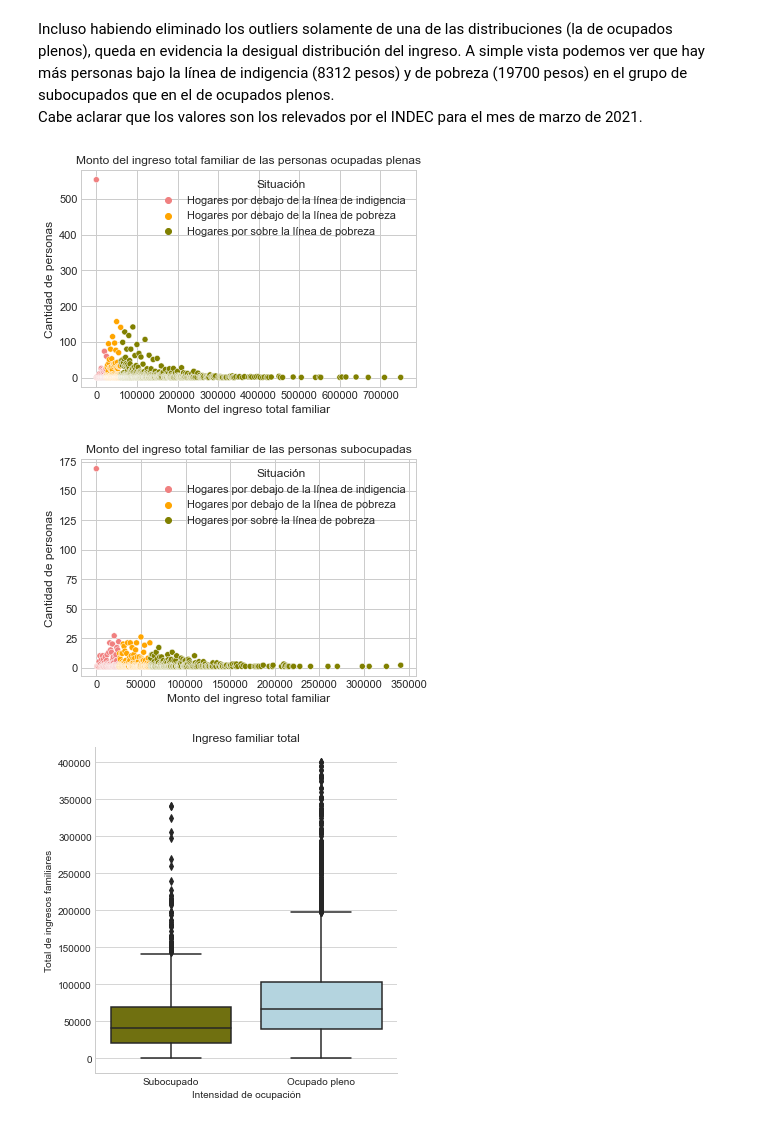
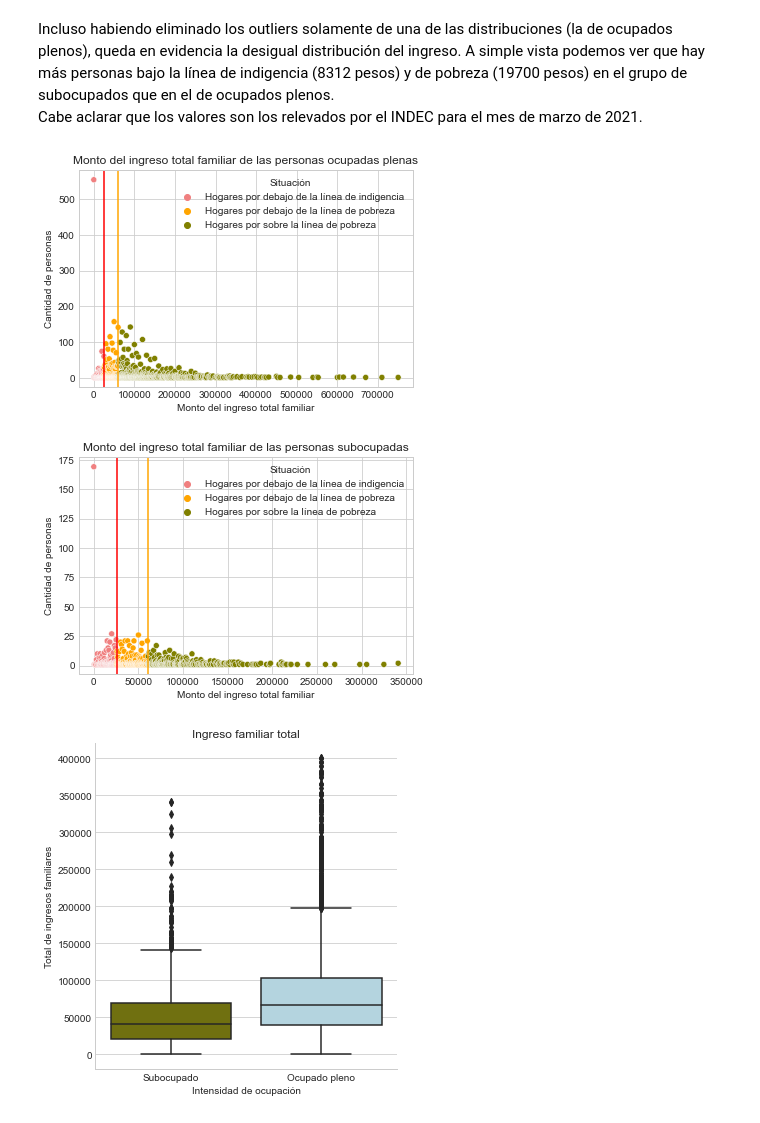
Before and after one commit to VioleCP/EPH-subocupacion, a Jupyter notebook: Subocupación Argentina.ipynb, the cells around one changed output. Drawn from its saved outputs; the diff is of its cells as text; code cells hidden in the pictures.

```diff
--- a/Subocupación Argentina.ipynb
+++ b/Subocupación Argentina.ipynb
@@ -744,11 +740,13 @@ familiaplenoin = familiapleno.reset_index()
 # %%
 sns.scatterplot(x="INGRESO_TOTAL_FAMILIAR", y="CODUSU", hue="FAMILIA", data= familiaplenoin, palette = ["lightcoral", "orange", "olive" ])
 plt.xlabel("Monto del ingreso total familiar")
 plt.ylabel("Cantidad de personas")
+plt.axvline(60874, color='orange')
+plt.axvline(25685, color='red')
 plt.title("Monto del ingreso total familiar de las personas ocupadas plenas")
 plt.legend(title = "Situación");
 # %% [output]
-[figure, old version]
+[figure, new version]
 # %%
 subem = ocupados[ocupados.INTENSIDAD_DE_LA_OCUPACIÓN == "Subocupado"]
 familiasubo = subem.groupby(["INGRESO_TOTAL_FAMILIAR", "FAMILIA"])["CODUSU"].count()
@@ -756,11 +754,13 @@ familiasub = familiasubo.reset_index()
 # %%
 sns.scatterplot(x="INGRESO_TOTAL_FAMILIAR", y="CODUSU", hue="FAMILIA", data= familiasub, palette = ["lightcoral", "orange", "olive" ])
 plt.xlabel("Monto del ingreso total familiar")
+plt.axvline(60874, color='orange')
+plt.axvline(25685, color='red')
 plt.ylabel("Cantidad de personas")
 plt.title("Monto del ingreso total familiar de las personas subocupadas")
 plt.legend(title = "Situación");
 # %% [output]
-[figure, old version]
+[figure, new version]
 # %%
 #Recorte de outliers para que quede más clara la distribución y boxplot de ingreso familiar
 sinout = ocupados.drop(ocupados[ocupados.INGRESO_TOTAL_FAMILIAR > 400000 ].index)
```
Also changed, not shown: parts of 18 cells of this notebook.
